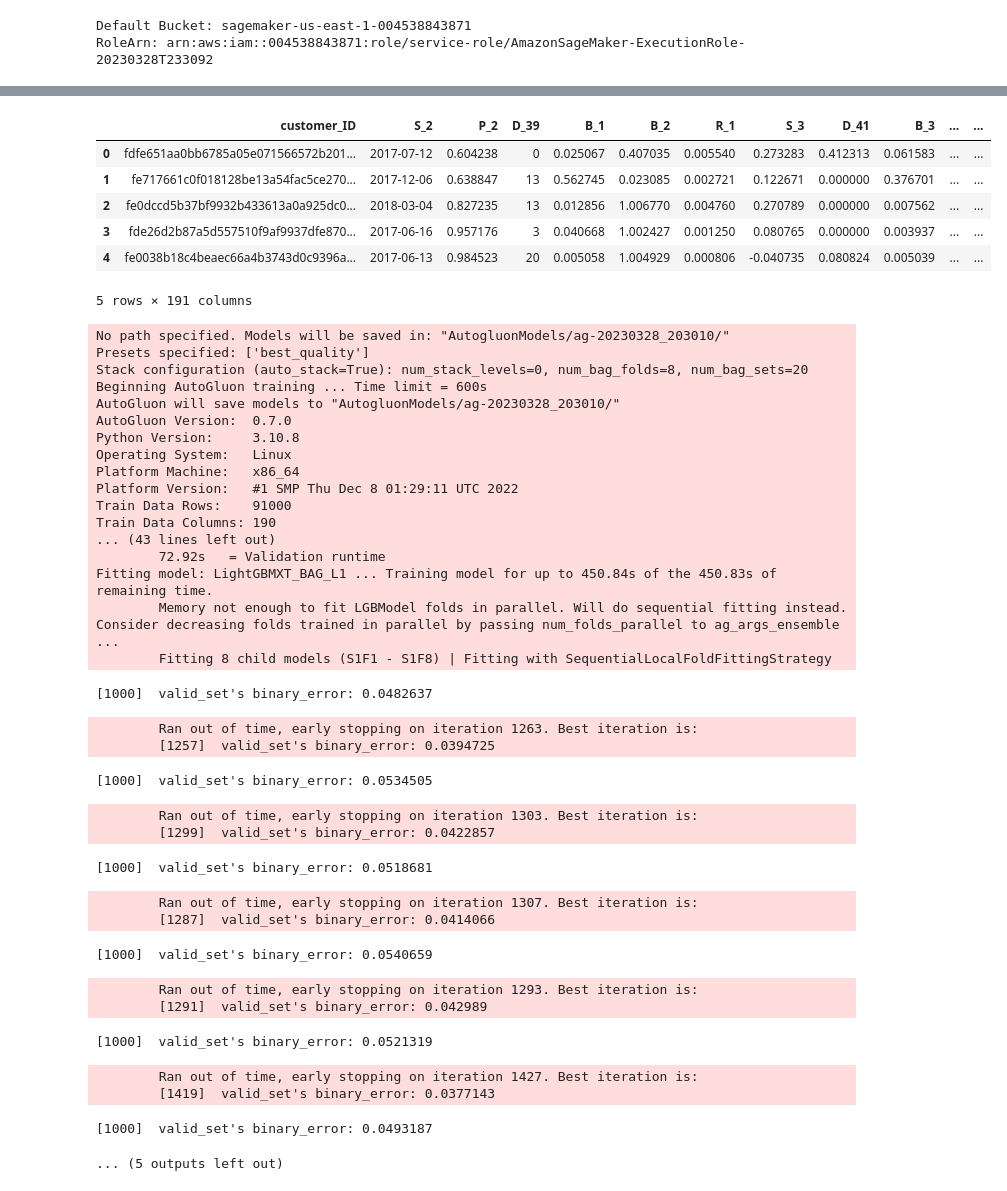
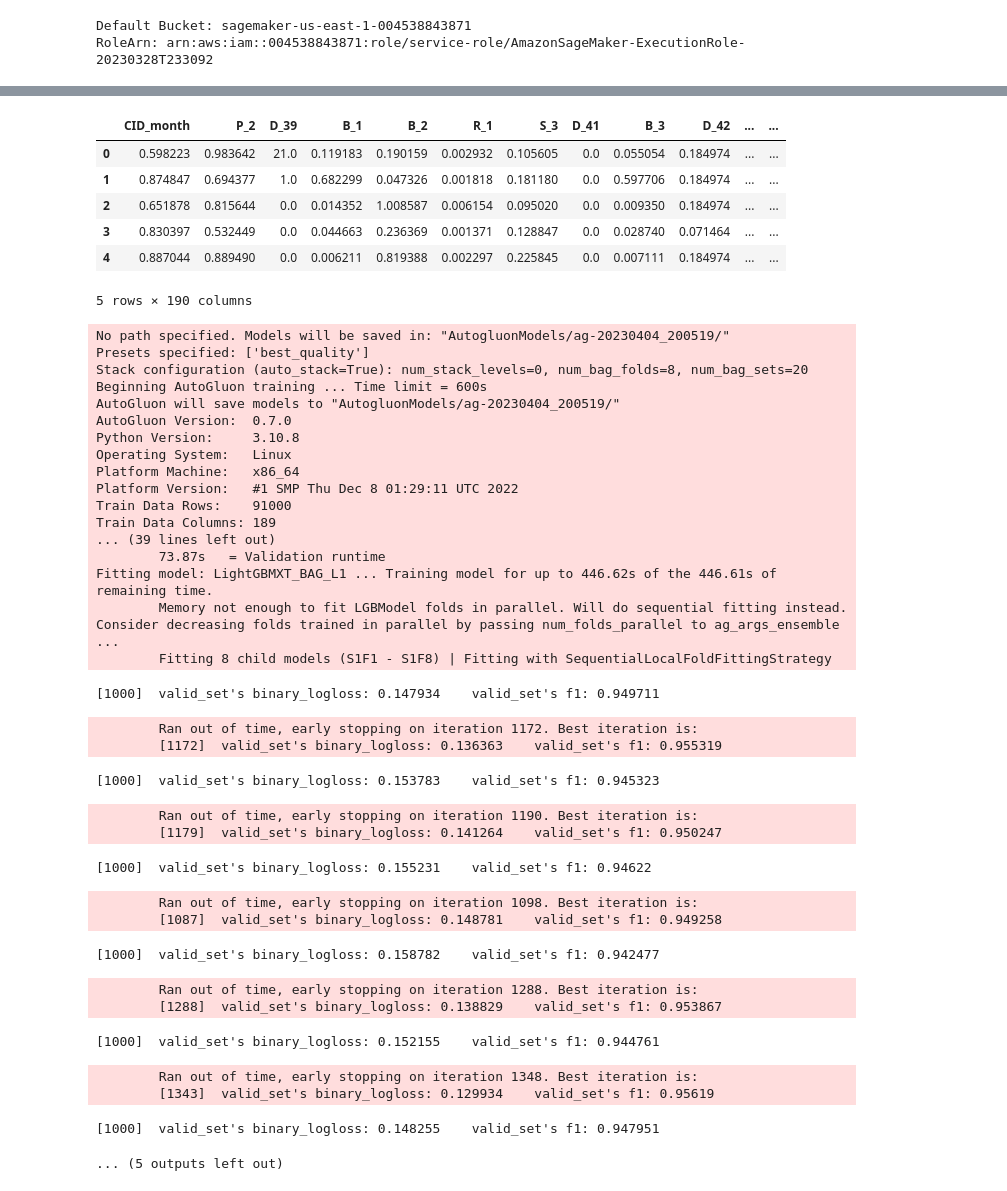
Before and after one commit to DevikaLak/MachineLearningPortfolio, a Jupyter notebook: Classification/default-prediction.ipynb, the cells around one changed output, grey strips where cells are left out. Drawn from its saved outputs; the diff is of its cells as text; code cells hidden in the pictures.

```diff
--- a/Classification/default-prediction.ipynb
+++ b/Classification/default-prediction.ipynb
@@ -105,50 +104,50 @@ df_train.describe()
 # %%
-df_test = pd.read_csv("Data/test.csv", parse_dates=["S_2"])
+df_test = pd.read_csv("itr3/test.csv")
 df_test.head()
 # %% [output]
-|  | customer_ID | S_2 | P_2 | D_39 | B_1 | B_2 | R_1 | S_3 | D_41 | B_3 | ... | ... |
-| 0 | fdfe651aa0bb6785a05e071566572b201... | 2017-07-12 | 0.604238 | 0 | 0.025067 | 0.407035 | 0.005540 | 0.273283 | 0.412313 | 0.061583 | ... | ... |
-| 1 | fe717661c0f018128be13a54fac5ce270... | 2017-12-06 | 0.638847 | 13 | 0.562745 | 0.023085 | 0.002721 | 0.122671 | 0.000000 | 0.376701 | ... | ... |
-| 2 | fe0dccd5b37bf9932b433613a0a925dc0... | 2018-03-04 | 0.827235 | 13 | 0.012856 | 1.006770 | 0.004760 | 0.270789 | 0.000000 | 0.007562 | ... | ... |
-| 3 | fde26d2b87a5d557510f9af9937dfe870... | 2017-06-16 | 0.957176 | 3 | 0.040668 | 1.002427 | 0.001250 | 0.080765 | 0.000000 | 0.003937 | ... | ... |
-| 4 | fe0038b18c4beaec66a4b3743d0c9396a... | 2017-06-13 | 0.984523 | 20 | 0.005058 | 1.004929 | 0.000806 | -0.040735 | 0.080824 | 0.005039 | ... | ... |
+|  | CID_month | P_2 | D_39 | B_1 | B_2 | R_1 | S_3 | D_41 | B_3 | D_42 | ... | ... |
+| 0 | 0.598223 | 0.983642 | 21.0 | 0.119183 | 0.190159 | 0.002932 | 0.105605 | 0.0 | 0.055054 | 0.184974 | ... | ... |
+| 1 | 0.874847 | 0.694377 | 1.0 | 0.682299 | 0.047326 | 0.001818 | 0.181180 | 0.0 | 0.597706 | 0.184974 | ... | ... |
+| 2 | 0.651878 | 0.815644 | 0.0 | 0.014352 | 1.008587 | 0.006154 | 0.095020 | 0.0 | 0.009350 | 0.184974 | ... | ... |
+| 3 | 0.830397 | 0.532449 | 0.0 | 0.044663 | 0.236369 | 0.001371 | 0.128847 | 0.0 | 0.028740 | 0.071464 | ... | ... |
+| 4 | 0.887044 | 0.889490 | 0.0 | 0.006211 | 0.819388 | 0.002297 | 0.225845 | 0.0 | 0.007111 | 0.184974 | ... | ... |
-5 rows × 191 columns
+5 rows × 190 columns
 # %%
-predictor = TabularPredictor(label="target", learner_kwargs = {"ignored_columns":["customer_ID","S_2"]}, eval_metric="accuracy").fit(train_data=df_train, time_limit=600, presets = "best_quality")
+predictor = TabularPredictor(label="target", eval_metric="f1", problem_type="binary").fit(train_data=df_train, time_limit=600, presets = "best_quality")
 # %% [output]
-No path specified. Models will be saved in: "AutogluonModels/ag-20230328_203010/"
+No path specified. Models will be saved in: "AutogluonModels/ag-20230404_200519/"
 Presets specified: ['best_quality']
 Stack configuration (auto_stack=True): num_stack_levels=0, num_bag_folds=8, num_bag_sets=20
 Beginning AutoGluon training ... Time limit = 600s
-AutoGluon will save models to "AutogluonModels/ag-20230328_203010/"
+AutoGluon will save models to "AutogluonModels/ag-20230404_200519/"
 AutoGluon Version:  0.7.0
 Python Version:     3.10.8
 Operating System:   Linux
 Platform Machine:   x86_64
 Platform Version:   #1 SMP Thu Dec 8 01:29:11 UTC 2022
 Train Data Rows:    91000
-Train Data Columns: 190
-... (43 lines left out)
-        72.92s   = Validation runtime
-Fitting model: LightGBMXT_BAG_L1 ... Training model for up to 450.84s of the 450.83s of remaining time.
+Train Data Columns: 189
+... (39 lines left out)
+        73.87s   = Validation runtime
+Fitting model: LightGBMXT_BAG_L1 ... Training model for up to 446.62s of the 446.61s of remaining time.
         Memory not enough to fit LGBModel folds in parallel. Will do sequential fitting instead.        Consider decreasing folds trained in parallel by passing num_folds_parallel to ag_args_ensemble  ...
         Fitting 8 child models (S1F1 - S1F8) | Fitting with SequentialLocalFoldFittingStrategy
-[1000]  valid_set's binary_error: 0.0482637
+[1000]  valid_set's binary_logloss: 0.147934    valid_set's f1: 0.949711
-        Ran out of time, early stopping on iteration 1263. Best iteration is:
-        [1257]  valid_set's binary_error: 0.0394725
+        Ran out of time, early stopping on iteration 1172. Best iteration is:
+        [1172]  valid_set's binary_logloss: 0.136363    valid_set's f1: 0.955319
-[1000]  valid_set's binary_error: 0.0534505
+[1000]  valid_set's binary_logloss: 0.153783    valid_set's f1: 0.945323
-        Ran out of time, early stopping on iteration 1303. Best iteration is:
-        [1299]  valid_set's binary_error: 0.0422857
+        Ran out of time, early stopping on iteration 1190. Best iteration is:
+        [1179]  valid_set's binary_logloss: 0.141264    valid_set's f1: 0.950247
-[1000]  valid_set's binary_error: 0.0518681
+[1000]  valid_set's binary_logloss: 0.155231    valid_set's f1: 0.94622
-        Ran out of time, early stopping on iteration 1307. Best iteration is:
-        [1287]  valid_set's binary_error: 0.0414066
+        Ran out of time, early stopping on iteration 1098. Best iteration is:
+        [1087]  valid_set's binary_logloss: 0.148781    valid_set's f1: 0.949258
-[1000]  valid_set's binary_error: 0.0540659
+[1000]  valid_set's binary_logloss: 0.158782    valid_set's f1: 0.942477
-        Ran out of time, early stopping on iteration 1293. Best iteration is:
-        [1291]  valid_set's binary_error: 0.042989
+        Ran out of time, early stopping on iteration 1288. Best iteration is:
+        [1288]  valid_set's binary_logloss: 0.138829    valid_set's f1: 0.953867
-[1000]  valid_set's binary_error: 0.0521319
+[1000]  valid_set's binary_logloss: 0.152155    valid_set's f1: 0.944761
-        Ran out of time, early stopping on iteration 1427. Best iteration is:
-        [1419]  valid_set's binary_error: 0.0377143
+        Ran out of time, early stopping on iteration 1348. Best iteration is:
+        [1343]  valid_set's binary_logloss: 0.129934    valid_set's f1: 0.95619
-[1000]  valid_set's binary_error: 0.0493187
+[1000]  valid_set's binary_logloss: 0.148255    valid_set's f1: 0.947951
 ... (5 outputs left out)
 # %%
 # Output the model's `score_val` in a bar chart to compare performance
```
Also changed, not shown: parts of 10 cells of this notebook.
